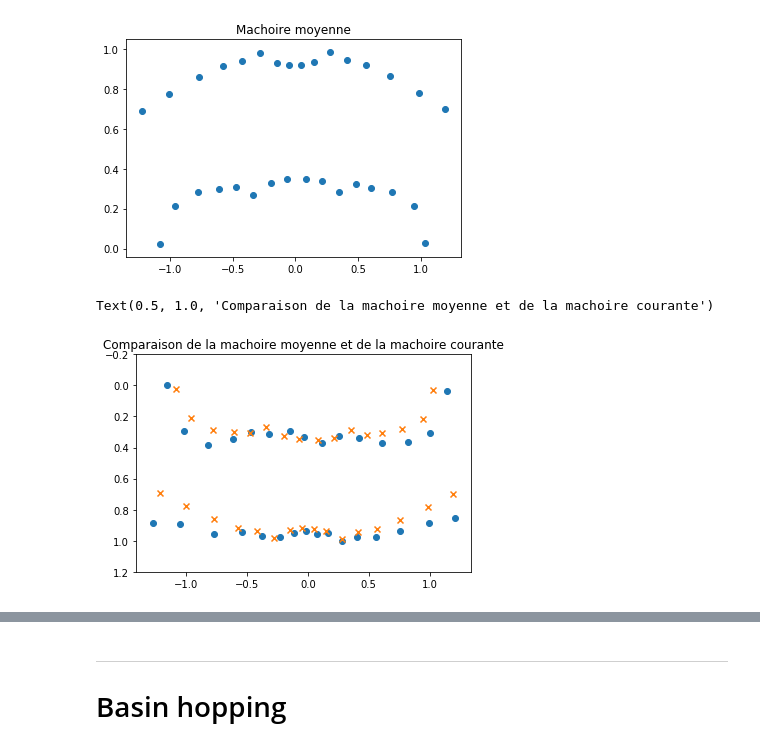
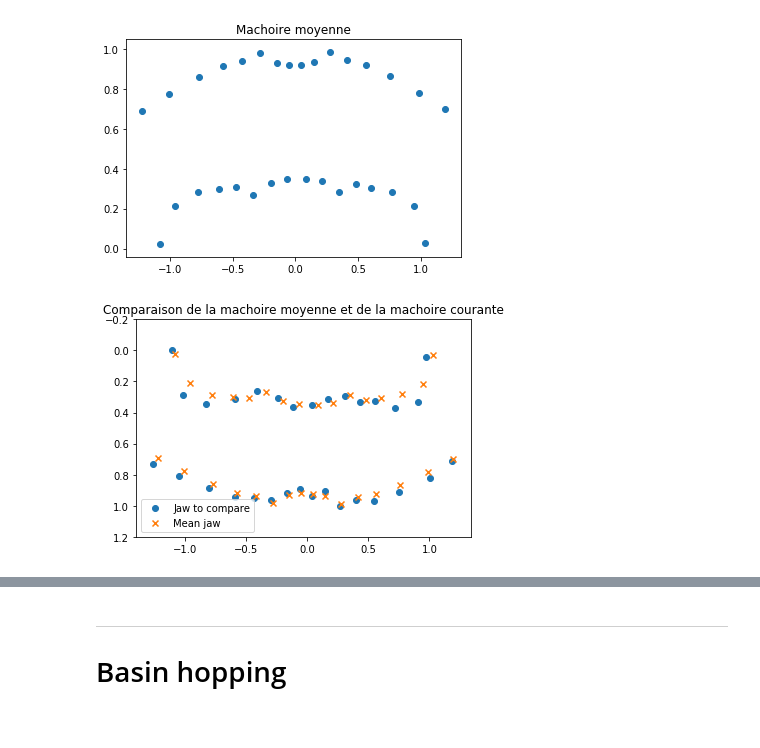
Before and after one commit to aymericq/dental_numbering, a Jupyter notebook: basin_hopping_reel.ipynb, the cells around one changed output, grey strips where cells are left out. Saved outputs shown, nothing was run; the diff lists cells and outputs as text; code cells hidden in the pictures.

```diff
--- a/basin_hopping_reel.ipynb
+++ b/basin_hopping_reel.ipynb
@@ -96,7 +115,7 @@ def sort_dentier(dentier):
         indices.append(mini)
     return indices
 # %%
-sorted_centers = sort_dentier(centers)
+sorted_centers = sort_teeth(centers)
 lower_teeth = centers[sorted_centers[:14]]
 upper_teeth = centers[sorted_centers[14:]]
 # %% [markdown]
@@ -136,7 +147,7 @@ def transform_quad(centers, gap = 1, x_scale = 1):
     # Unfit because some x-rays display no curvature so fitting a quadratic
     # is ill-conditioned
     assert len(centers) == 32
-    sorted_centers = sort_dentier(centers)
+    sorted_centers = sort_teeth(centers)
     lower_teeth = centers[sorted_centers[:16]]
     upper_teeth = centers[sorted_centers[16:]]
     upper_pol = Polynomial.fit(upper_teeth[:,0], upper_teeth[:,1], [0, 2])
@@ -178,0 +184,21 @@ plt.scatter(centers[:,0],centers[:,1])
+# %%
+from scipy.stats import trim_mean, iqr
+
+def transform_robust(centers):
+    """Transforms a set of teeth by centering and scaling
+    The x-axis mean is found using the 0.2-trimmed mean,
+    the y-axis shift is the bottom of the jaw (quite robust as lots
+    of teeth are at the same). The scaling on the x-axis is done via
+    IQR (Inter Quartile Range) and on the y-axis using the
+    difference between max and min on the y-axis.
+    """
+    centers = centers.astype('float64')
+    x_mean = trim_mean(centers[:,0], 0.2)
+    x_iqr = iqr(centers[:,0])
+    centers[:,0] -= x_mean
+    centers[:,0] /= x_iqr
+    y_max = np.max(centers[:,1])
+    y_min = np.min(centers[:,1])
+    centers[:,1] -= y_min
+    centers[:,1] /= (y_max - y_min)
+    return centers, (x_mean, y_min), (x_iqr, (y_max - y_min))
@@ -216,9 +219,11 @@ plt.imshow(img)
 # %%
+## Computes the mean set of teeth on complete jaws (32 teeth)
+
 transformed_centers = []
 mean = np.zeros((32,2))
 for file in _32_teeth:
     centers = np.array(CoMs[file])
-    sorted_centers = centers[sort_dentier(centers)]
+    sorted_centers = centers[sort_teeth(centers)]
     rob_centers, shift, scale = transform_robust(sorted_centers)
     transformed_centers.append(rob_centers)
     mean += rob_centers
@@ -236,11 +237,14 @@ transf, _, _ = transform_robust(np.array(CoMs[not_32_teeth[tooth_ind]]))
 # %%
-plt.scatter(transf[:,0], transf[:,1])
-plt.scatter(mean[:,0], mean[:,1], marker='x')
+tooth_ind = 2
+img = plt.imread(DATASET_PATH + '/' + not_32_teeth[tooth_ind])
+transf, _, _ = transform_robust(np.array(CoMs[not_32_teeth[tooth_ind]]))
+plt.scatter(transf[:,0], transf[:,1], label="Jaw to compare")
+plt.scatter(mean[:,0], mean[:,1], marker='x', label="Mean jaw")
 plt.gca().set_ylim(1.2, -0.2);
-plt.title("Comparaison de la machoire moyenne et de la machoire courante")
+plt.title("Comparaison de la machoire moyenne et de la machoire courante");
+plt.legend();
 # %% [output]
-Text(0.5, 1.0, 'Comparaison de la machoire moyenne et de la machoire courante')
-[figure, old version]
+[figure, new version]
 # %%
 plt.imshow(img)
 # %% [output]
```
Also changed, not shown: parts of 38 cells of this notebook.
